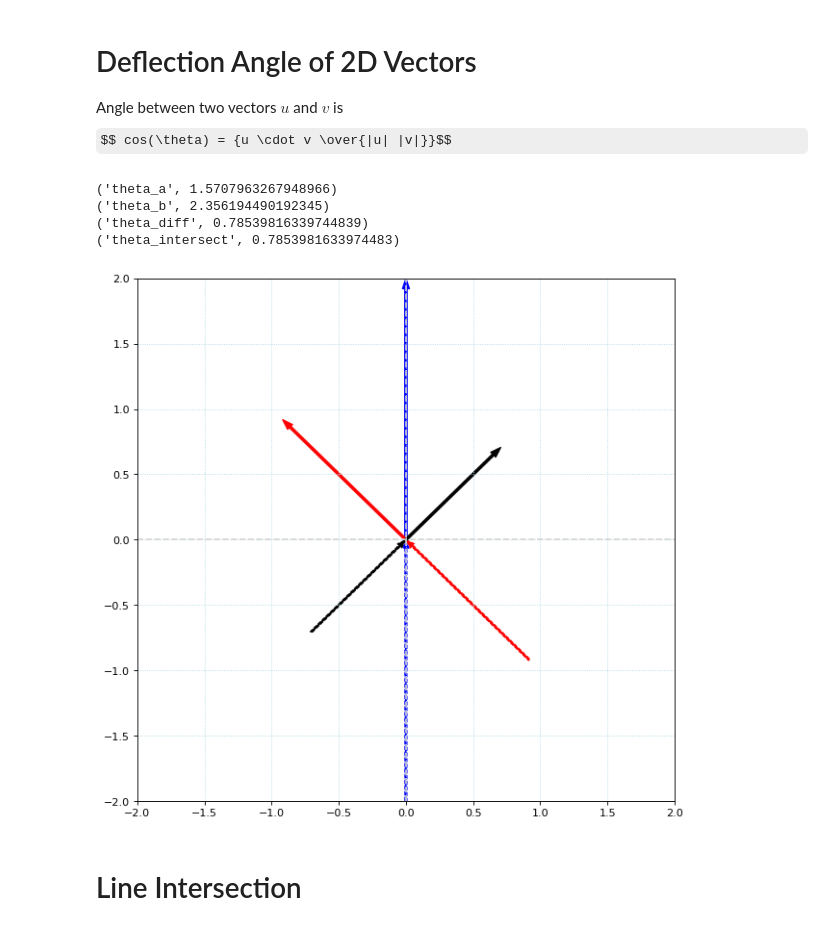
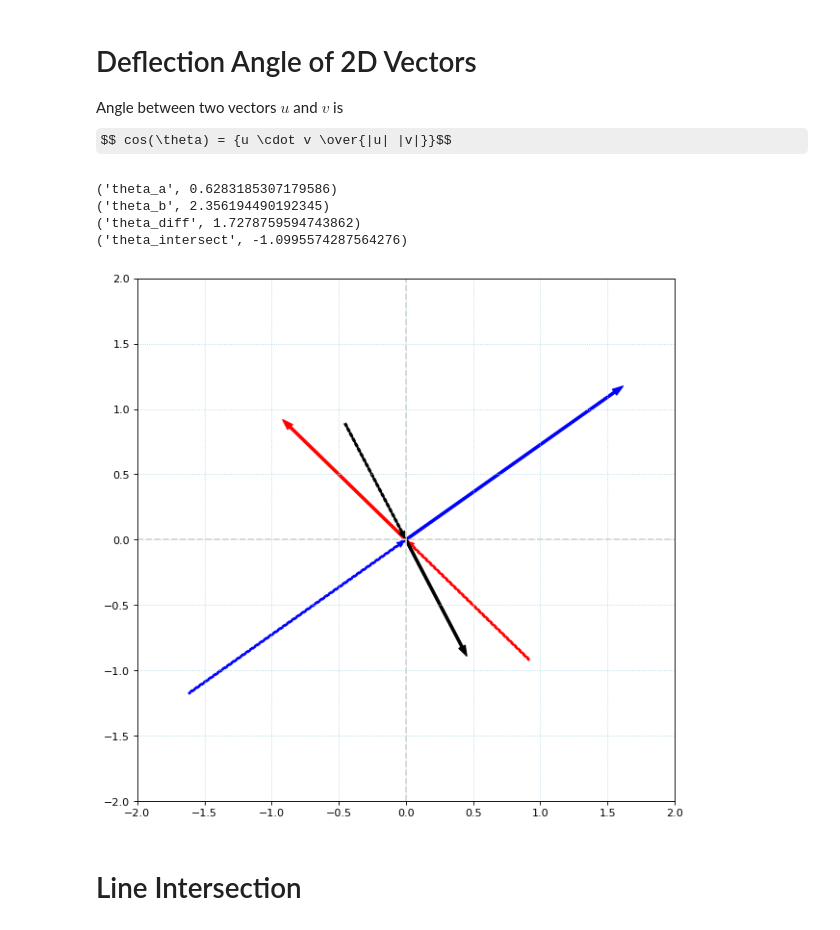
Before and after one commit to paulsuda/notebook-work, a Jupyter notebook: notebooks/Geometry 2D.ipynb, the cells around one changed output. Cells and saved outputs as stored; diff of their text form; code cells hidden in the pictures; some formulas as TeX source.

```diff
--- a/notebooks/Geometry 2D.ipynb
+++ b/notebooks/Geometry 2D.ipynb
@@ -71,40 +71,40 @@ plt = init_plot()
 plt.xlim(-2, 2)
 plt.ylim(-2, 2)
 
 origin = np.zeros(2)
-theta_a = np.pi * 1/2
+theta_a = np.pi * 1/5
 a = np.array([np.cos(theta_a) * 2, np.sin(theta_a) * 2])
 theta_b = np.pi * 3/4
 b = np.array([np.cos(theta_b) * 1.3, np.sin(theta_b) * 1.3])
 
 c = np.add(a, b)
 d = np.subtract(a, b)
 
 dotp = np.dot(a, b)
 
 theta_diff = np.arccos(
     dotp /
     (np.hypot(a[0], a[1]) * np.hypot(b[0], b[1]))
 )
 
-theta_intersect = theta_a + (theta_a - theta_b)
+theta_intersect = theta_a + theta_a - theta_b
 
 print('theta_a', theta_a)
 print('theta_b', theta_b)
 print('theta_diff', theta_diff)
 print('theta_intersect', theta_intersect)
 
-e = np.array([np.cos(theta_int), np.sin(theta_int)])
+e = np.array([np.cos(theta_intersect), np.sin(theta_intersect)])
 
 plot_vec(a, 'b')
 plot_vec(b, 'r')
 plot_vec(e, 'k')
 # %% [output]
-('theta_a', 1.5707963267948966)
+('theta_a', 0.6283185307179586)
 ('theta_b', 2.356194490192345)
-('theta_diff', 0.78539816339744839)
-('theta_intersect', 0.7853981633974483)
+('theta_diff', 1.7278759594743862)
+('theta_intersect', -1.0995574287564276)
-[figure, old version]
+[figure, new version]
 # %% [markdown]
 # Line Intersection
 # %%
```
Also changed, not shown: parts of 3 cells of this notebook, 4 other files.
